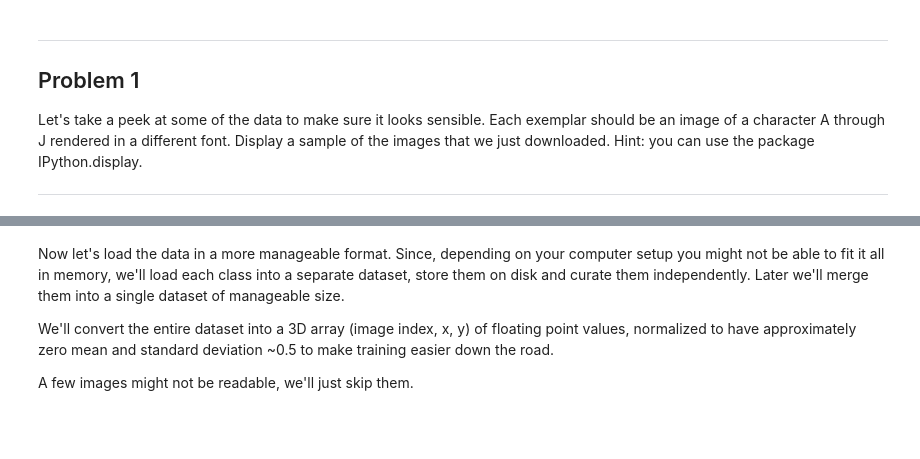
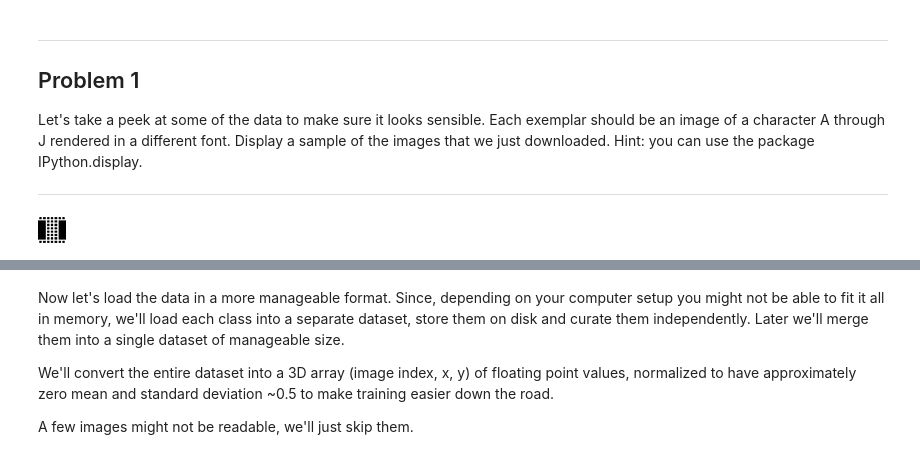
Before and after one commit to AndSoOn/NLP, a Jupyter notebook: udacity/1_notmnist.ipynb, the cells around one changed output, grey strips where cells are left out. Saved outputs shown, nothing was run; the diff lists cells and outputs as text; code cells hidden in the pictures; blank space fills up the shorter version.

```diff
--- a/udacity/1_notmnist.ipynb
+++ b/udacity/1_notmnist.ipynb
@@ -27,3 +27,17 @@ from six.moves import cPickle as pickle
 %matplotlib inline
 # %% [markdown]
 First, we'll download the dataset to our local machine. The data consists of characters rendered in a variety of fonts on a 28x28 image. The labels are limited to 'A' through 'J' (10 classes). The training set has about 500k and the testset 19000 labelled examples. Given these sizes, it should be possible to train models quickly on any machine.
+# %%
+i = 0
+while i < 101:
+    percent = int(i * 100 / 100)
+
+    #if last_percent_reported != percent:
+    if percent % 5 == 0:
+        sys.stdout.write("%s%%" % percent)
+        sys.stdout.flush()
+    else:
+        sys.stdout.write(".")
+        sys.stdout.flush()
+
+    i +=1
@@ -74,0 +99,3 @@ This should give you a set of directories, labelled A through J.
+# %%
+root = os.path.splitext(os.path.splitext(train_filename)[0])[0]
+root
@@ -112,3 +161,12 @@ Problem 1
 Let's take a peek at some of the data to make sure it looks sensible. Each exemplar should be an image of a character A through J rendered in a different font. Display a sample of the images that we just downloaded. Hint: you can use the package IPython.display.
 
 ---
+# %%
+ran1 = np.random.choice(len(train_folders))
+sub_folder = os.listdir(train_folders[ran1])
+ran2 = np.random.choice(len(sub_folder))
+name = os.path.join(train_folders[ran1], sub_folder[ran1])
+# %%
+display(Image(filename=name))
+# %% [output]
+[figure, added]
```
Also changed, not shown: parts of 10 cells of this notebook, 1 other file.
